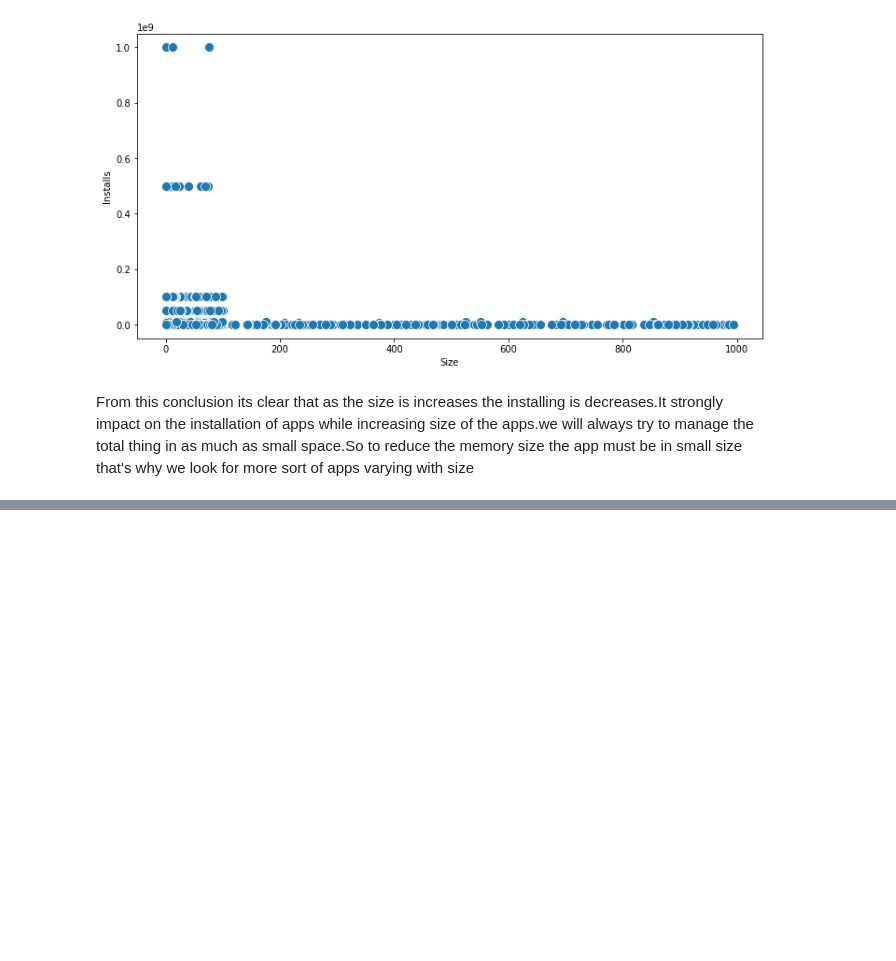
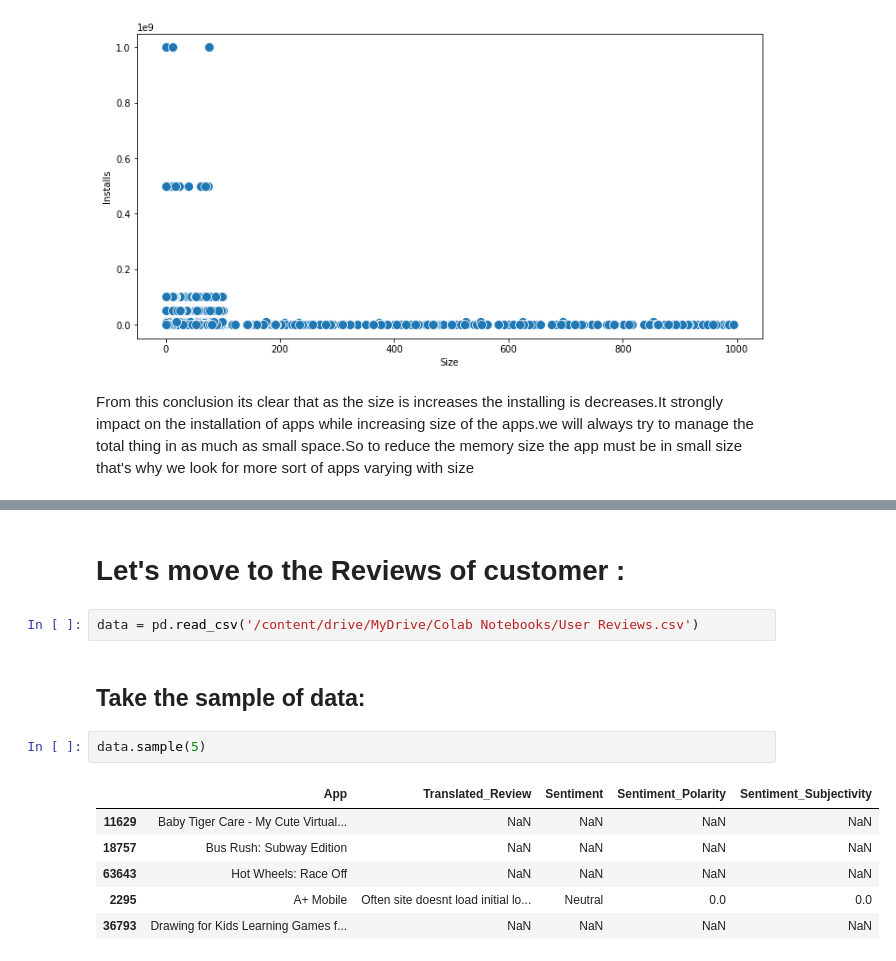
Before and after one commit to Rushabhtikale92/Play-store-app-review-analysis, a Jupyter notebook: Play_Store_App_Review_Analysis_Capstone_Project_by_Rushabh_Tikale.ipynb, the cells around one changed output, grey strips where cells are left out. Saved outputs shown, nothing was run; the diff lists cells and outputs as text; blank space fills up the shorter version.

```diff
--- a/Play_Store_App_Review_Analysis_Capstone_Project_by_Rushabh_Tikale.ipynb
+++ b/Play_Store_App_Review_Analysis_Capstone_Project_by_Rushabh_Tikale.ipynb
@@ -393,0 +444,15 @@ From this conclusion its clear that as the size is increases the installing is d
+# %% [markdown]
+# Let's move to the Reviews of customer :
+# %%
+data = pd.read_csv('/content/drive/MyDrive/Colab Notebooks/User Reviews.csv')
+# %% [markdown]
+## Take the sample of data:
+# %%
+data.sample(5)
+# %% [output]
+|  | App | Translated_Review | Sentiment | Sentiment_Polarity | Sentiment_Subjectivity |
+| 11629 | Baby Tiger Care - My Cute Virtual... | NaN | NaN | NaN | NaN |
+| 18757 | Bus Rush: Subway Edition | NaN | NaN | NaN | NaN |
+| 63643 | Hot Wheels: Race Off | NaN | NaN | NaN | NaN |
+| 2295 | A+ Mobile | Often site doesnt load initial lo... | Neutral | 0.0 | 0.0 |
+| 36793 | Drawing for Kids Learning Games f... | NaN | NaN | NaN | NaN |
```
Also changed, not shown: parts of 15 cells of this notebook.
